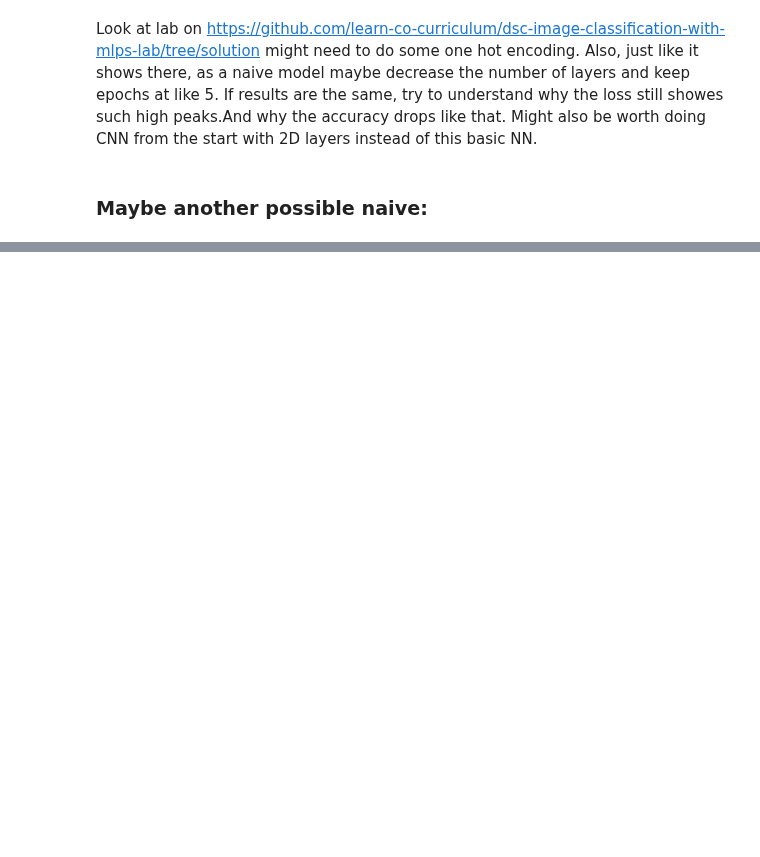
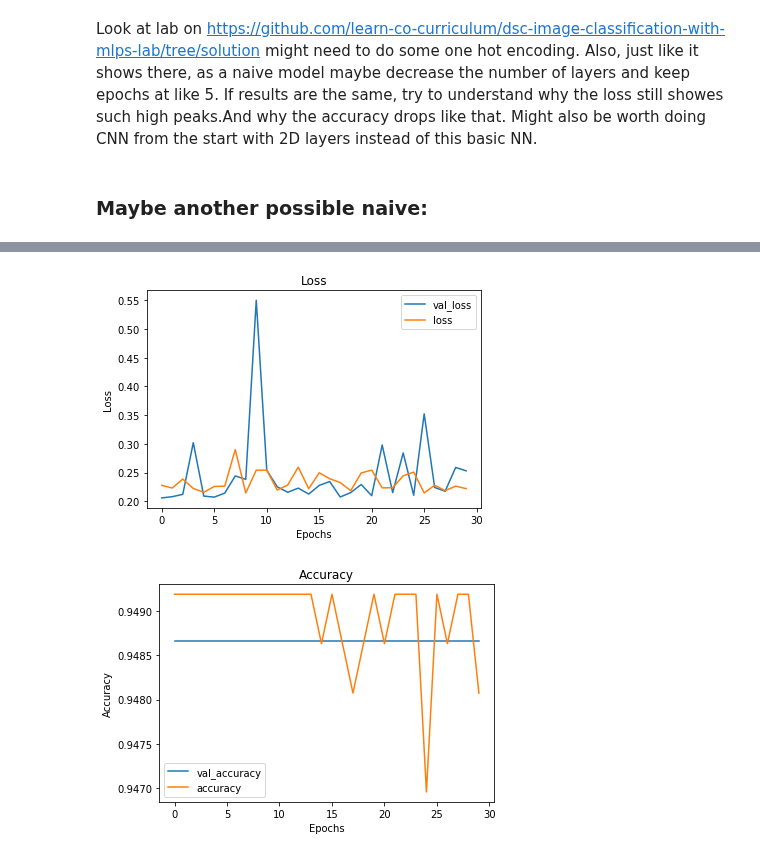
Before and after one commit to MNLKuzmin/SkinCancerDetection, a Jupyter notebook: SkinCancerDetection.ipynb, the cells around one changed output, grey strips where cells are left out. Cells and saved outputs as stored; diff of their text form; code cells hidden in the pictures; blank space fills up the shorter version.

```diff
--- a/SkinCancerDetection.ipynb
+++ b/SkinCancerDetection.ipynb
@@ -387,0 +506,8 @@ visualize_training_results(results5)
+# %%
+train_img = train_img.reshape(train_img.shape[0], -1)
+test_img = test_img.reshape(test_img.shape[0], -1)
+#val_img = val_images.reshape(val_images.shape[0], -1)
+
+print(train_img.shape)
+print(test_img.shape)
+#print(val_img.shape)
@@ -387,0 +517,3 @@ visualize_training_results(results5)
+# %%
+train_y = np.reshape(train_lab[:,0], (2239,1))
+test_y = np.reshape(test_lab[:,0], (118,1))
@@ -387,0 +539,5 @@ visualize_training_results(results5)
+# %%
+history = model.fit(train_img,
+                    train_y,
+                    epochs=30,
+                    batch_size=10, validation_split=0.2)
@@ -387,0 +582,25 @@ visualize_training_results(results5)
+# %%
+def visualize_training_results(results):
+    history = results.history
+    plt.figure()
+    plt.plot(history['val_loss'])
+    plt.plot(history['loss'])
+    plt.legend(['val_loss', 'loss'])
+    plt.title('Loss')
+    plt.xlabel('Epochs')
+    plt.ylabel('Loss')
+    plt.show()
+
+    plt.figure()
+    plt.plot(history['val_acc'])
+    plt.plot(history['acc'])
+    plt.legend(['val_accuracy', 'accuracy'])
+    plt.title('Accuracy')
+    plt.xlabel('Epochs')
+    plt.ylabel('Accuracy')
+    plt.show()
+# %%
+visualize_training_results(history)
+# %% [output]
+[figure, added]
+[figure, added]
```
Also changed, not shown: parts of 40 cells of this notebook.
